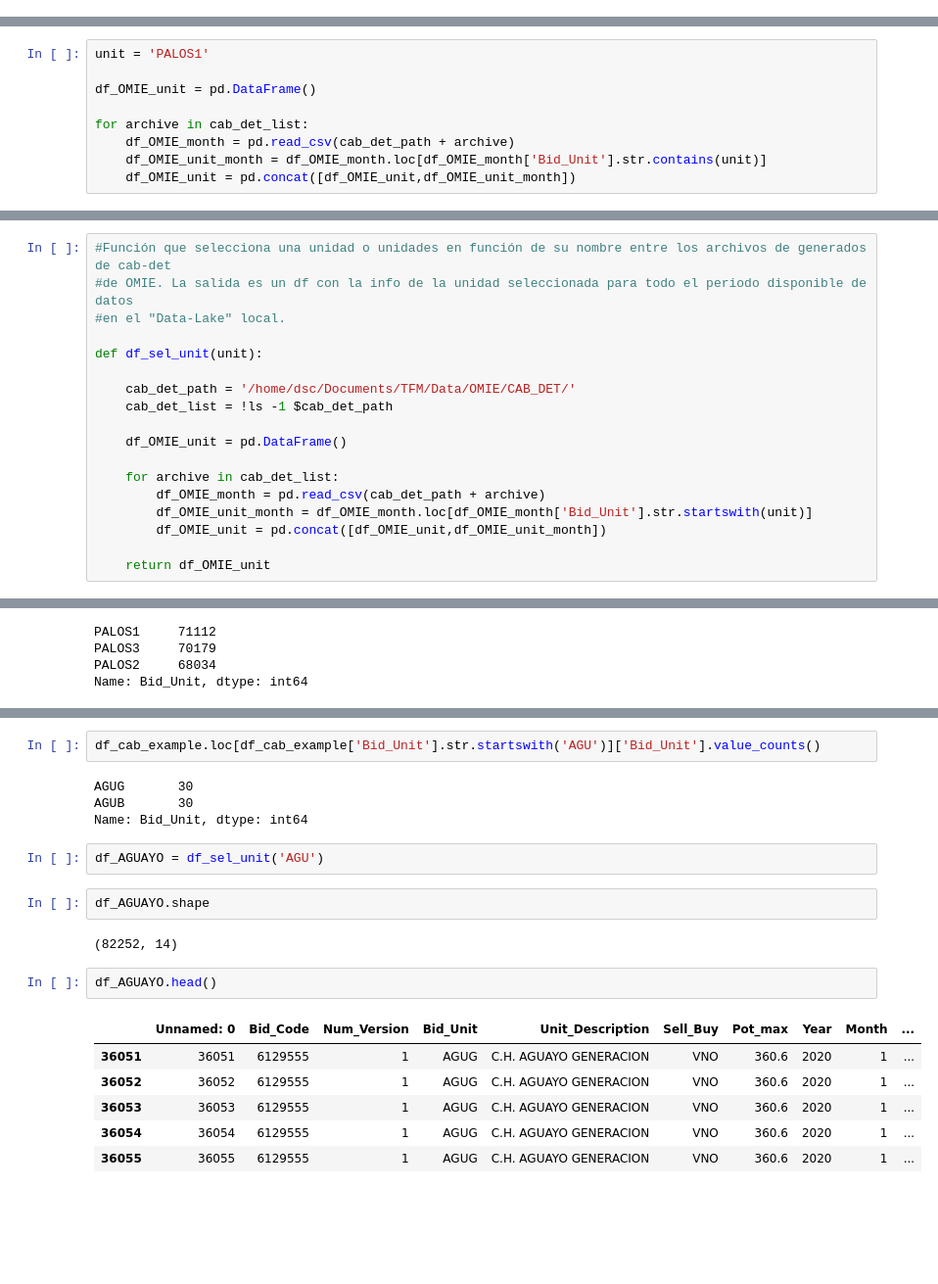
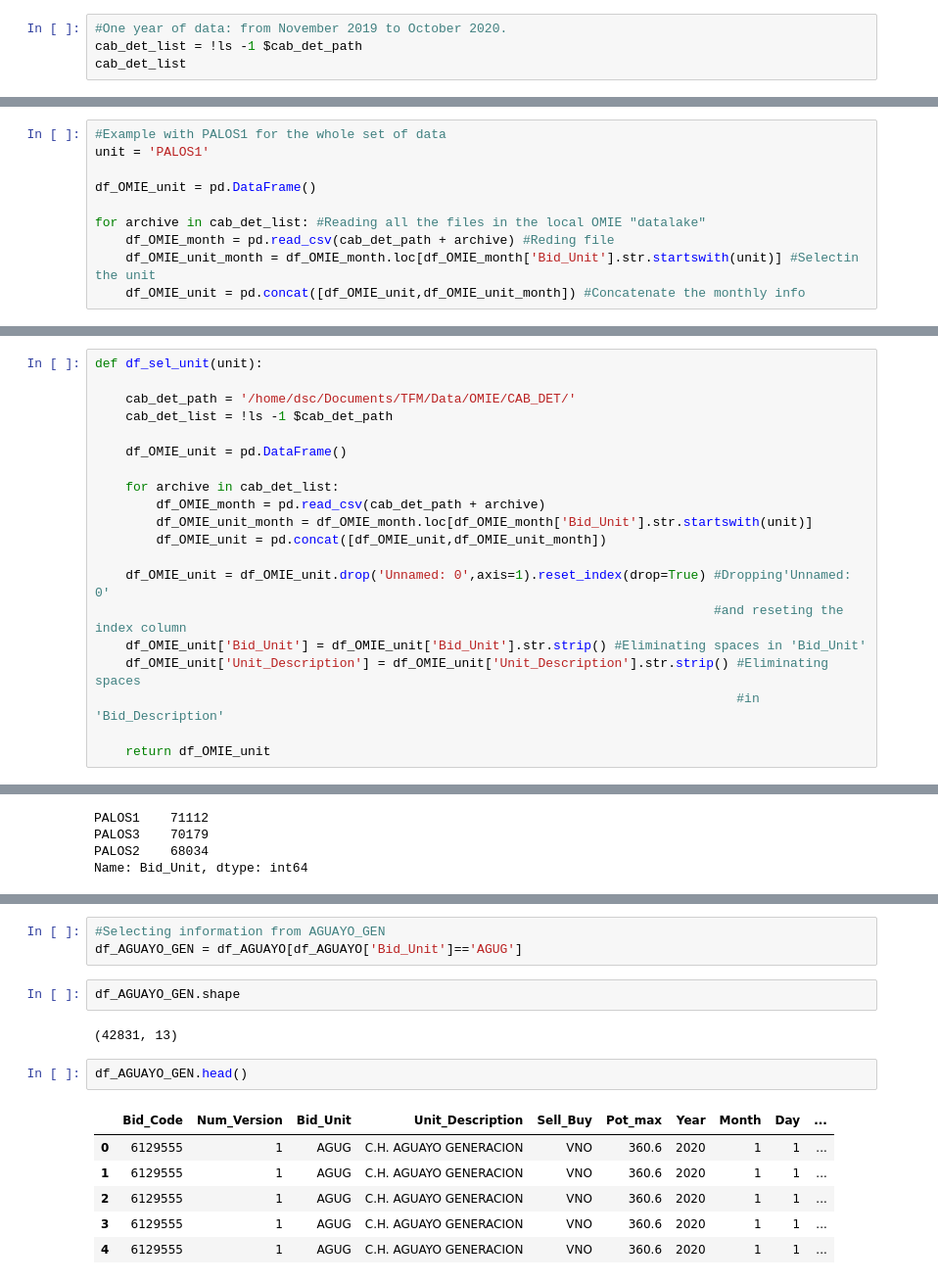
Before and after one commit to luisdelpozo/TFM, a Jupyter notebook: TFM_df_sel_unit_v0.ipynb, the cells around one changed output, grey strips where cells are left out. Shown at 98% size. Saved outputs shown, nothing was run; the diff lists cells and outputs as text; blank space fills up the shorter version.

Commit message:
4th version - Documented Notebooks

```diff
--- a/TFM_df_sel_unit_v0.ipynb
+++ b/TFM_df_sel_unit_v0.ipynb
@@ -38,0 +18,4 @@ cab_det_list
+# %%
+#One year of data: from November 2019 to October 2020.
+cab_det_list = !ls -1 $cab_det_path
+cab_det_list
@@ -61,12 +62,13 @@ Name: Sell_Buy, dtype: int64
 # %%
+#Example with PALOS1 for the whole set of data
 unit = 'PALOS1'
 
 df_OMIE_unit = pd.DataFrame()
 
-for archive in cab_det_list:
-    df_OMIE_month = pd.read_csv(cab_det_path + archive)
-    df_OMIE_unit_month = df_OMIE_month.loc[df_OMIE_month['Bid_Unit'].str.contains(unit)]
-    df_OMIE_unit = pd.concat([df_OMIE_unit,df_OMIE_unit_month])
+for archive in cab_det_list: #Reading all the files in the local OMIE "datalake"
+    df_OMIE_month = pd.read_csv(cab_det_path + archive) #Reding file
+    df_OMIE_unit_month = df_OMIE_month.loc[df_OMIE_month['Bid_Unit'].str.startswith(unit)] #Selectin the unit
+    df_OMIE_unit = pd.concat([df_OMIE_unit,df_OMIE_unit_month]) #Concatenate the monthly info
 # %%
 df_OMIE_unit.head()
 # %% [output]
@@ -129,8 +136,4 @@ Name: Day, dtype: int64
 # %%
-#Función que selecciona una unidad o unidades en función de su nombre entre los archivos de generados de cab-det
-#de OMIE. La salida es un df con la info de la unidad seleccionada para todo el periodo disponible de datos
-#en el "Data-Lake" local.
-
 def df_sel_unit(unit):
 
     cab_det_path = '/home/dsc/Documents/TFM/Data/OMIE/CAB_DET/'
@@ -143,4 +146,10 @@ def df_sel_unit(unit):
         df_OMIE_unit_month = df_OMIE_month.loc[df_OMIE_month['Bid_Unit'].str.startswith(unit)]
         df_OMIE_unit = pd.concat([df_OMIE_unit,df_OMIE_unit_month])
 
+    df_OMIE_unit = df_OMIE_unit.drop('Unnamed: 0',axis=1).reset_index(drop=True) #Dropping'Unnamed: 0'
+                                                                                 #and reseting the index column
+    df_OMIE_unit['Bid_Unit'] = df_OMIE_unit['Bid_Unit'].str.strip() #Eliminating spaces in 'Bid_Unit'
+    df_OMIE_unit['Unit_Description'] = df_OMIE_unit['Unit_Description'].str.strip() #Eliminating spaces
+                                                                                    #in 'Bid_Description'
+
     return df_OMIE_unit
@@ -197,21 +436,16 @@ Name: Bid_Unit, dtype: int64
-# %%
-df_cab_example.loc[df_cab_example['Bid_Unit'].str.startswith('AGU')]['Bid_Unit'].value_counts()
-# %% [output]
-AGUG       30
-AGUB       30
-Name: Bid_Unit, dtype: int64
-# %%
-df_AGUAYO = df_sel_unit('AGU')
+# %%
+#Selecting information from AGUAYO_GEN
+df_AGUAYO_GEN = df_AGUAYO[df_AGUAYO['Bid_Unit']=='AGUG']
 # %%
-df_AGUAYO.shape
+df_AGUAYO_GEN.shape
 # %% [output]
-(82252, 14)
+(42831, 13)
 # %%
-df_AGUAYO.head()
+df_AGUAYO_GEN.head()
 # %% [output]
-|  | Unnamed: 0 | Bid_Code | Num_Version | Bid_Unit | Unit_Description | Sell_Buy | Pot_max | Year | Month | ... |
-| 36051 | 36051 | 6129555 | 1 | AGUG | C.H. AGUAYO GENERACION | VNO | 360.6 | 2020 | 1 | ... |
-| 36052 | 36052 | 6129555 | 1 | AGUG | C.H. AGUAYO GENERACION | VNO | 360.6 | 2020 | 1 | ... |
-| 36053 | 36053 | 6129555 | 1 | AGUG | C.H. AGUAYO GENERACION | VNO | 360.6 | 2020 | 1 | ... |
-| 36054 | 36054 | 6129555 | 1 | AGUG | C.H. AGUAYO GENERACION | VNO | 360.6 | 2020 | 1 | ... |
-| 36055 | 36055 | 6129555 | 1 | AGUG | C.H. AGUAYO GENERACION | VNO | 360.6 | 2020 | 1 | ... |
+|  | Bid_Code | Num_Version | Bid_Unit | Unit_Description | Sell_Buy | Pot_max | Year | Month | Day | ... |
+| 0 | 6129555 | 1 | AGUG | C.H. AGUAYO GENERACION | VNO | 360.6 | 2020 | 1 | 1 | ... |
+| 1 | 6129555 | 1 | AGUG | C.H. AGUAYO GENERACION | VNO | 360.6 | 2020 | 1 | 1 | ... |
+| 2 | 6129555 | 1 | AGUG | C.H. AGUAYO GENERACION | VNO | 360.6 | 2020 | 1 | 1 | ... |
+| 3 | 6129555 | 1 | AGUG | C.H. AGUAYO GENERACION | VNO | 360.6 | 2020 | 1 | 1 | ... |
+| 4 | 6129555 | 1 | AGUG | C.H. AGUAYO GENERACION | VNO | 360.6 | 2020 | 1 | 1 | ... |
```
Also changed, not shown: parts of 52 cells of this notebook, 1 other file.
